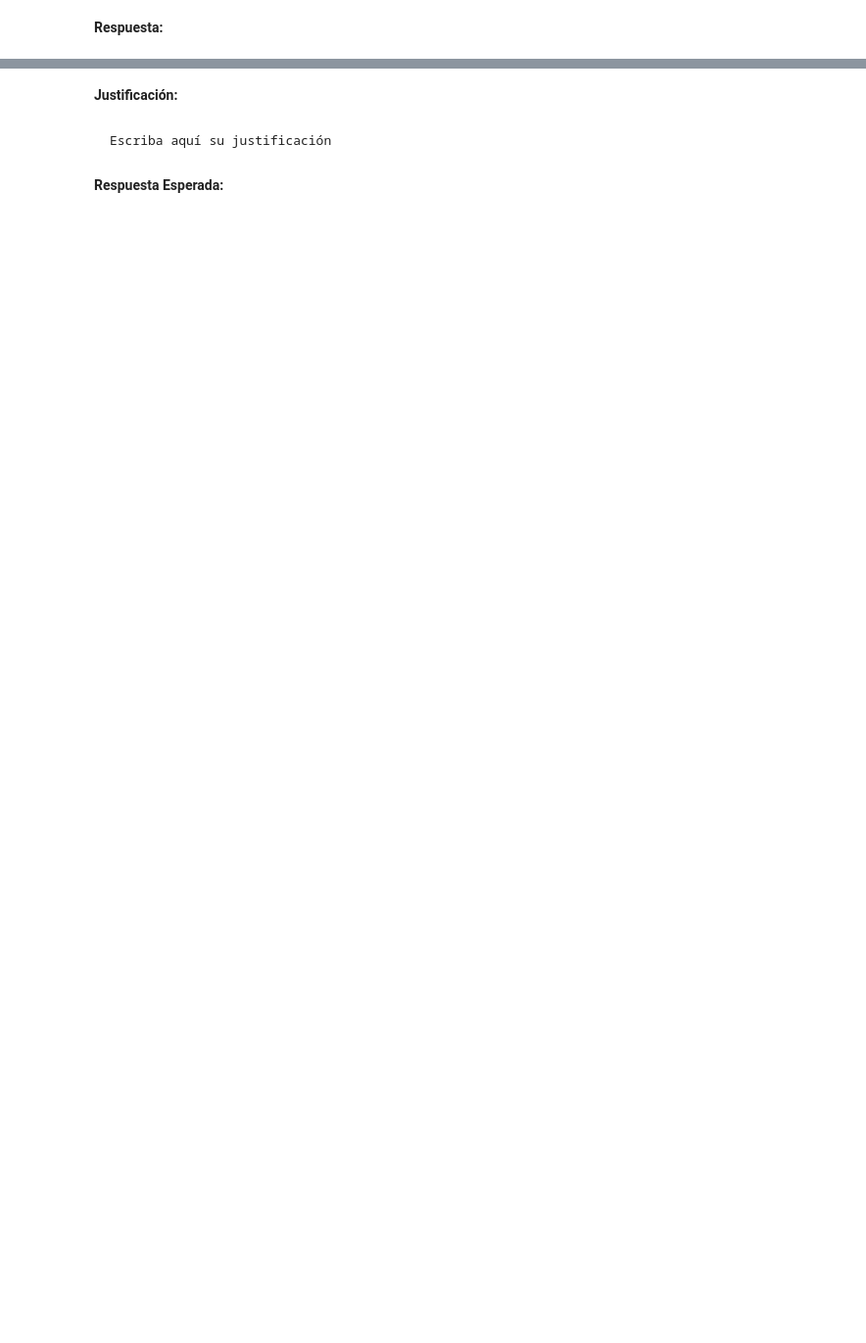
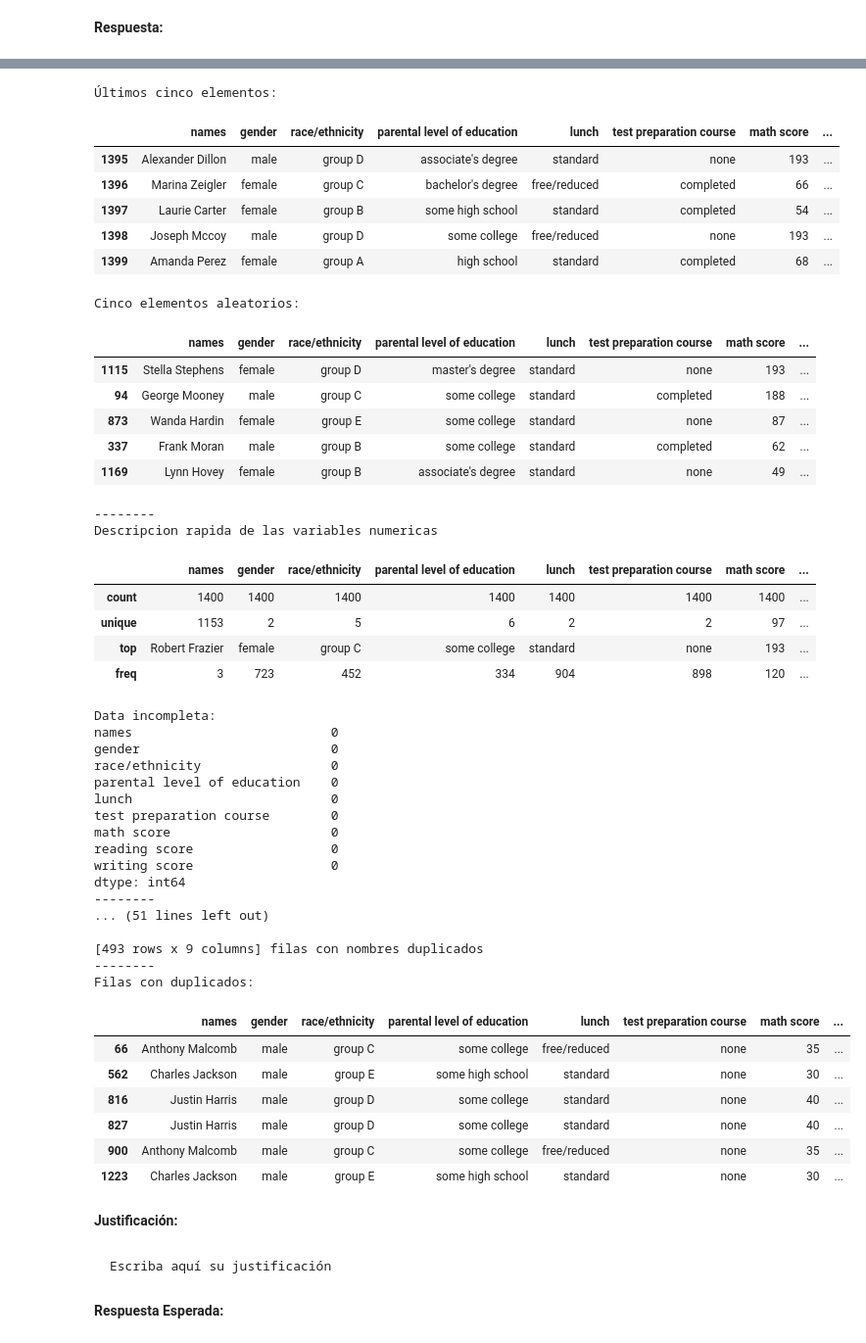
Before and after one commit to HexaPulsar/LabMDS, a Jupyter notebook: Lab_4/Laboratorio4_enunciado.ipynb, the cells around one changed output, grey strips where cells are left out. Shown: that part at 98% size. Saved outputs shown, nothing was run; the diff lists cells and outputs as text; code cells hidden in the pictures; blank space fills up the shorter version.

```diff
--- a/Lab_4/Laboratorio4_enunciado.ipynb
+++ b/Lab_4/Laboratorio4_enunciado.ipynb
@@ -163,0 +198,3 @@ def exploratory_data_analysis(dataframe):
+# %%
+exploratory_data_analysis(df_grades)
+# %% [output]
@@ -164,3 +215,48 @@ def exploratory_data_analysis(dataframe):
+Últimos cinco elementos:
+|  | names | gender | race/ethnicity | parental level of education | lunch | test preparation course | math score | ... |
+| 1395 | Alexander Dillon | male | group D | associate's degree | standard | none | 193 | ... |
+| 1396 | Marina Zeigler | female | group C | bachelor's degree | free/reduced | completed | 66 | ... |
+| 1397 | Laurie Carter | female | group B | some high school | standard | completed | 54 | ... |
+| 1398 | Joseph Mccoy | male | group D | some college | free/reduced | none | 193 | ... |
+| 1399 | Amanda Perez | female | group A | high school | standard | completed | 68 | ... |
+Cinco elementos aleatorios:
+|  | names | gender | race/ethnicity | parental level of education | lunch | test preparation course | math score | ... |
+| 1115 | Stella Stephens | female | group D | master's degree | standard | none | 193 | ... |
+| 94 | George Mooney | male | group C | some college | standard | completed | 188 | ... |
+| 873 | Wanda Hardin | female | group E | some college | standard | none | 87 | ... |
+| 337 | Frank Moran | male | group B | some college | standard | completed | 62 | ... |
+| 1169 | Lynn Hovey | female | group B | associate's degree | standard | none | 49 | ... |
+--------
+Descripcion rapida de las variables numericas
+|  | names | gender | race/ethnicity | parental level of education | lunch | test preparation course | math score | ... |
+| count | 1400 | 1400 | 1400 | 1400 | 1400 | 1400 | 1400 | ... |
+| unique | 1153 | 2 | 5 | 6 | 2 | 2 | 97 | ... |
+| top | Robert Frazier | female | group C | some college | standard | none | 193 | ... |
+| freq | 3 | 723 | 452 | 334 | 904 | 898 | 120 | ... |
+Data incompleta:
+names                          0
+gender                         0
+race/ethnicity                 0
+parental level of education    0
+lunch                          0
+test preparation course        0
+math score                     0
+reading score                  0
+writing score                  0
+dtype: int64
+--------
+... (51 lines left out)
+
+[493 rows x 9 columns] filas con nombres duplicados
+--------
+Filas con duplicados:
+|  | names | gender | race/ethnicity | parental level of education | lunch | test preparation course | math score | ... |
+| 66 | Anthony Malcomb | male | group C | some college | free/reduced | none | 35 | ... |
+| 562 | Charles Jackson | male | group E | some high school | standard | none | 30 | ... |
+| 816 | Justin Harris | male | group D | some college | standard | none | 40 | ... |
+| 827 | Justin Harris | male | group D | some college | standard | none | 40 | ... |
+| 900 | Anthony Malcomb | male | group C | some college | free/reduced | none | 35 | ... |
+| 1223 | Charles Jackson | male | group E | some high school | standard | none | 30 | ... |
 # %% [markdown]
 **Justificación:**
 # %% [markdown]
```
Also changed, not shown: parts of 9 cells of this notebook.
